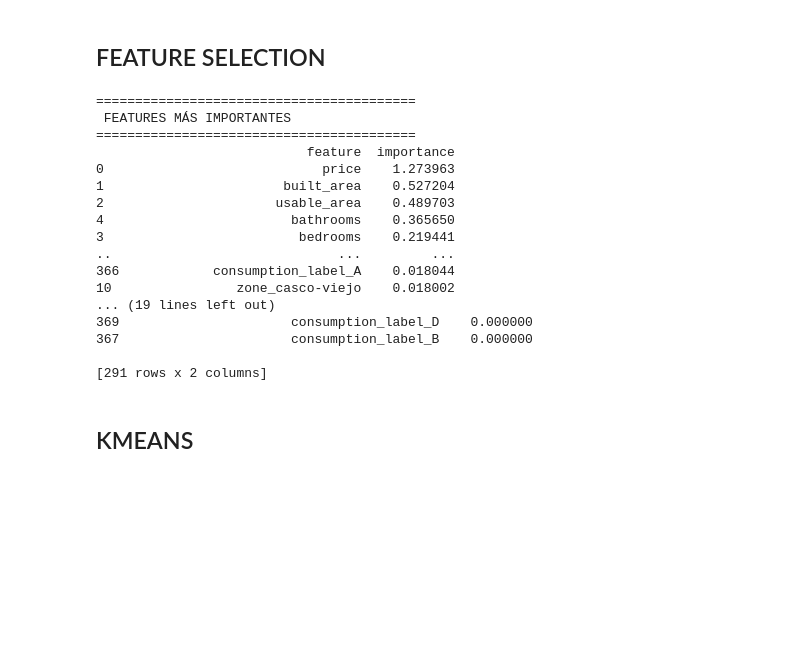
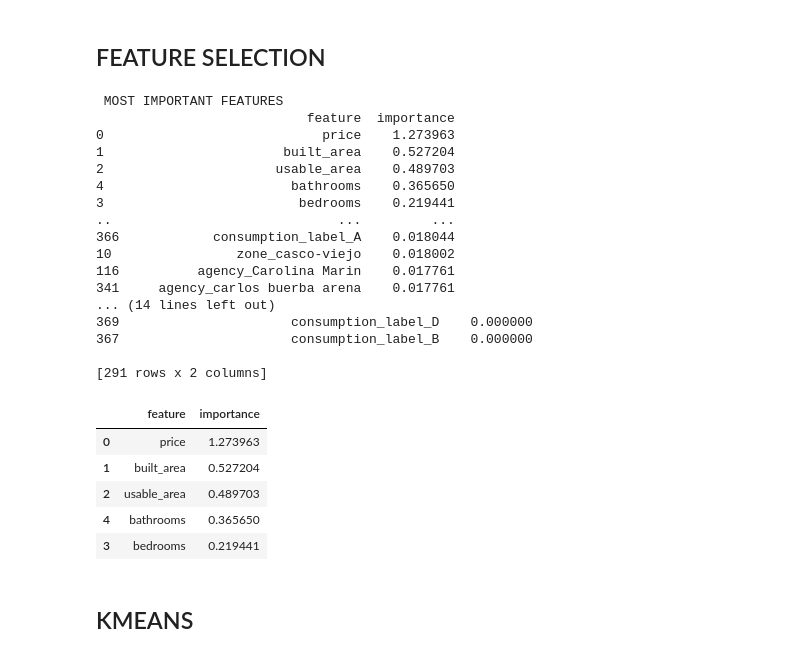
Before and after one commit to ikeiba/bilbao-housing-ml, a Jupyter notebook: clustering/clustering.ipynb, the cells around one changed output. Drawn from its saved outputs; the diff is of its cells as text; code cells hidden in the pictures; blank space fills up the shorter version.

```diff
--- a/clustering/clustering.ipynb
+++ b/clustering/clustering.ipynb
@@ -49,9 +49,7 @@ memory usage: 150.2+ KB
 # %% [markdown]
 ## FEATURE SELECTION
 # %%
-# ============================================================
-# DEFINIR COLUMNAS Y TIPO DE DATOS
-# ============================================================
+# DEFINE COLUMNS AND DATA TYPE
 
 columnascategory = ["zone","neighborhood","exterior","condition","agency","consumption_label","emissions_label"]
 data[columnascategory] = data[columnascategory].astype('category')
@@ -61,13 +59,9 @@ categorical_cols = list(data.select_dtypes(include=['category']).columns)
 boolean_cols = list(data.select_dtypes(include=['bool']).columns)
 
 
-
-
 A = data[categorical_cols + numerical_cols + boolean_cols]
 
-# ============================================================
-# PREPROCESADO: OneHot + Passthrough
-# ============================================================
+# PREPROCESING: OneHot + Passthrough
 preprocessor = ColumnTransformer(
     transformers=[
         ('num', 'passthrough', numerical_cols),
@@ -78,70 +72,65 @@ preprocessor = ColumnTransformer(
 
 A_preprocessed = preprocessor.fit_transform(A)
 
-# Recuperar nombres de columnas tras OneHot
 ohe_cols = preprocessor.named_transformers_['cat'] \
         .get_feature_names_out(categorical_cols)
 
 feature_names = numerical_cols + list(ohe_cols) + boolean_cols
 
-# ============================================================
-# HACER CLUSTERING (KMeans)
-# ============================================================
+# MAKE CLUSTERING TO OBTAIN LABELS
 kmeans = KMeans(n_clusters=5, random_state=123)
 clusters = kmeans.fit_predict(A_preprocessed)
 
-# ============================================================
 # FEATURE SELECTION POR MUTUAL INFORMATION
-# ============================================================
 if hasattr(A_preprocessed, "toarray"):
     A_dense = A_preprocessed.toarray()
 else:
     A_dense = A_preprocessed
 
 scores = mutual_info_classif(A_dense, clusters, random_state=123)
 
-# Crear tabla ordenada de importancia
+# CREATE RANKING OF FEATURES
 ranking = pd.DataFrame({
     "feature": feature_names,
     "importance": scores
 }).sort_values(by="importance", ascending=False)
 
-# Separar mejores y peores (umbral: media)
+#SPLIT FEATURES BASED ON A THRESHOLD
 threshold = ranking["importance"].mean()
 selected_features = ranking[ranking["importance"] > threshold]
 removed_features = ranking[ranking["importance"] <= threshold]
 
-# ============================================================
-# RESULTADOS
-# ============================================================
-print("\n=========================================")
-print(" FEATURES MÁS IMPORTANTES")
-print("=========================================")
+# RESULT
+print(" MOST IMPORTANT FEATURES ")
 print(selected_features)
-#EN RESUMEN LAS FEATURES MAS RELEVANTES SON LAS NUMERICAS
-
-print("\n=========================================")
-print(" FEATURES MENOS RELEVANTES")
-print("=========================================")
+# THE MOST RELEVANT FEATURES ARE THE NUMERICAL ONES
+print(" LESS IMPORTANT FEATURES ")
 print(removed_features)
+ranking.head()
 # %% [output]
-=========================================
- FEATURES MÁS IMPORTANTES
-=========================================
+ MOST IMPORTANT FEATURES
                            feature  importance
 0                            price    1.273963
 1                       built_area    0.527204
 2                      usable_area    0.489703
 4                        bathrooms    0.365650
 3                         bedrooms    0.219441
 ..                             ...         ...
 366            consumption_label_A    0.018044
 10                zone_casco-viejo    0.018002
-... (19 lines left out)
+116          agency_Carolina Marin    0.017761
+341     agency_carlos buerba arena    0.017761
+... (14 lines left out)
 369                      consumption_label_D    0.000000
 367                      consumption_label_B    0.000000
 
 [291 rows x 2 columns]
+|  | feature | importance |
+| 0 | price | 1.273963 |
+| 1 | built_area | 0.527204 |
+| 2 | usable_area | 0.489703 |
+| 4 | bathrooms | 0.365650 |
+| 3 | bedrooms | 0.219441 |
 # %% [markdown]
 ## KMEANS
 # %%
```
Also changed, not shown: parts of 9 cells of this notebook.
